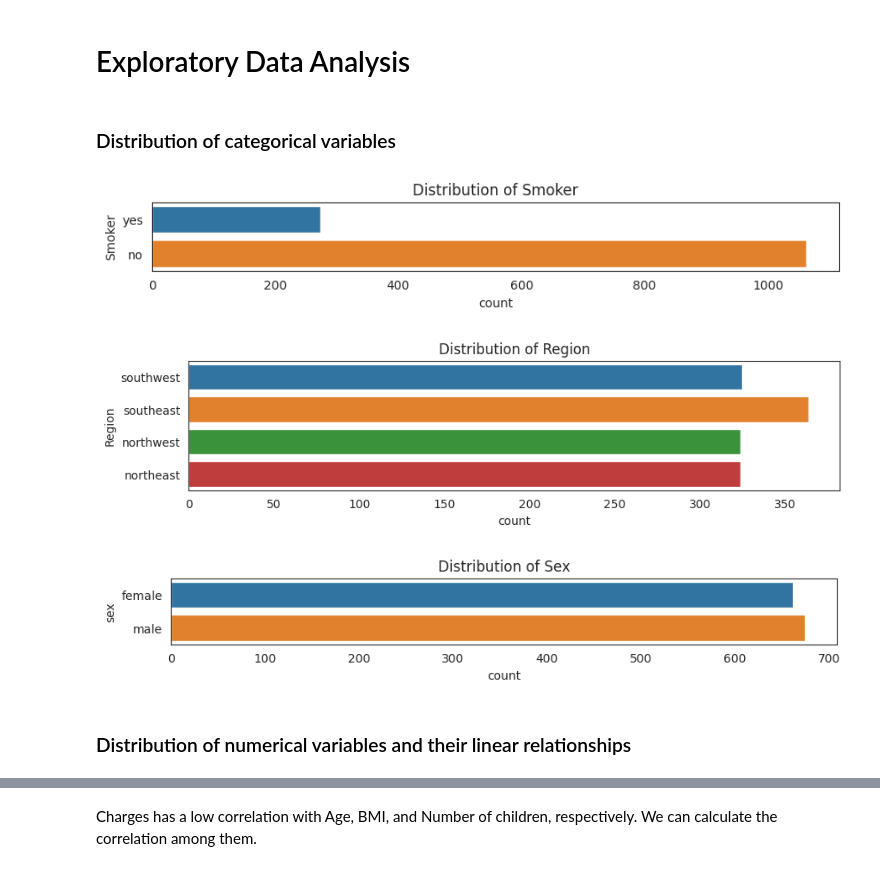
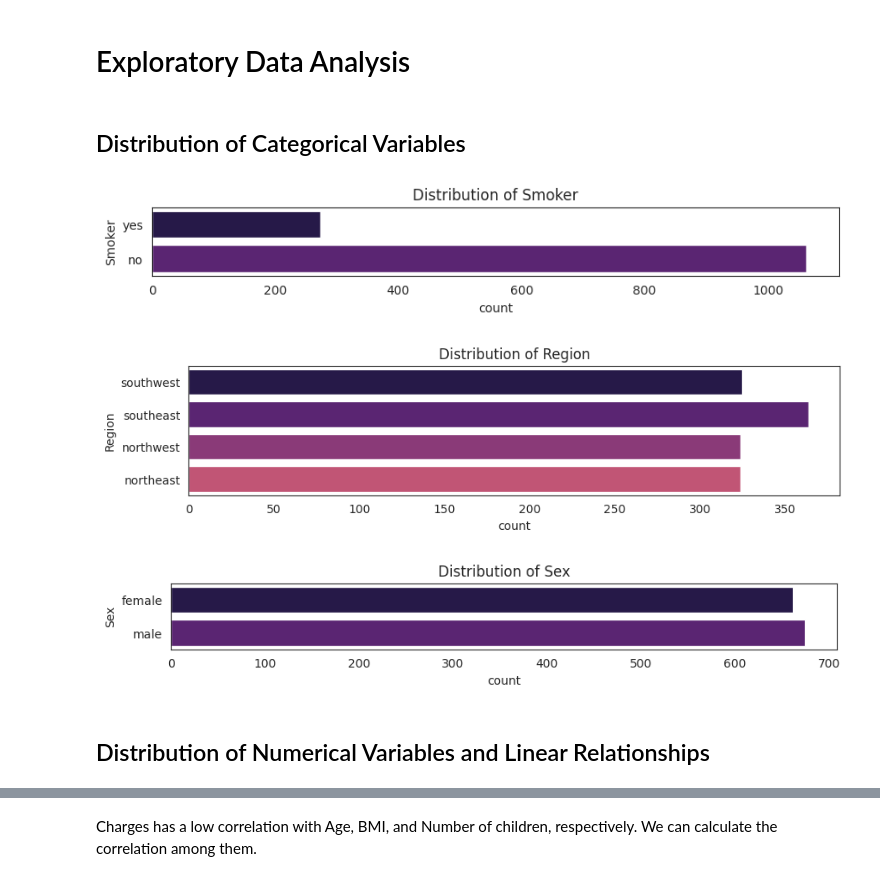
Before and after one commit to Hoale2908/healthcare_insurance, a Jupyter notebook: health-insurance-eda.ipynb, the cells around one changed output, grey strips where cells are left out. Drawn from its saved outputs; the diff is of its cells as text; code cells hidden in the pictures.

```diff
--- a/health-insurance-eda.ipynb
+++ b/health-insurance-eda.ipynb
@@ -17,8 +15,12 @@ import os
 import seaborn as sns
 import matplotlib.pyplot as plt
 sns.set_style('white')
+sns.set_palette('magma')
+import warnings
+warnings.filterwarnings("ignore", category=FutureWarning)
 df = pd.read_csv('/kaggle/input/healthcare-insurance/insurance.csv')
 df.info()
+df.head(5)
 # %% [output]
 <class 'pandas.core.frame.DataFrame'>
 RangeIndex: 1338 entries, 0 to 1337
@@ -79,29 +78,29 @@ df.head(5)
 # %% [markdown]
 # Exploratory Data Analysis
 # %% [markdown]
-### Distribution of categorical variables
+## Distribution of Categorical Variables
 # %%
 plt.figure(figsize=(10,1))
 sns.countplot(df,y='smoker')
 plt.title('Distribution of Smoker')
 plt.ylabel('Smoker')
 
 plt.figure(figsize=(10,2))
 sns.countplot(df,y='region')
 plt.title('Distribution of Region')
 plt.ylabel('Region')
 
 plt.figure(figsize=(10,1))
 sns.countplot(df,y='sex')
 plt.title('Distribution of Sex')
-plt.ylabel('sex')
+plt.ylabel('Sex')
 plt.show()
 # %% [output]
-[figure, old version]
+[figure, new version]
-[figure, old version]
+[figure, new version]
-[figure, old version]
+[figure, new version]
 # %% [markdown]
-### Distribution of numerical variables and their linear relationships
+## Distribution of Numerical Variables and Linear Relationships
 # %%
 sns.pairplot(df)
 plt.show()
```
Also changed, not shown: parts of 12 cells of this notebook.
